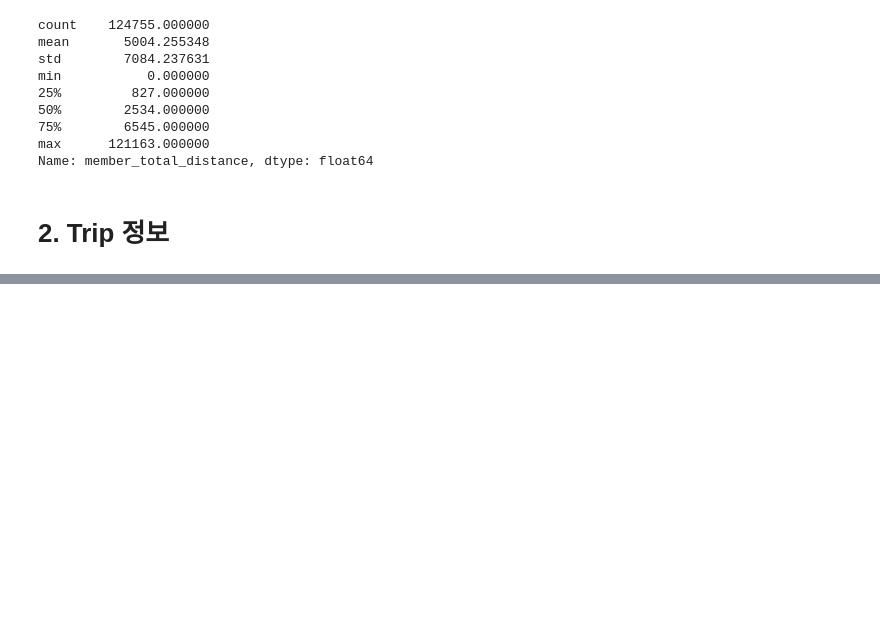
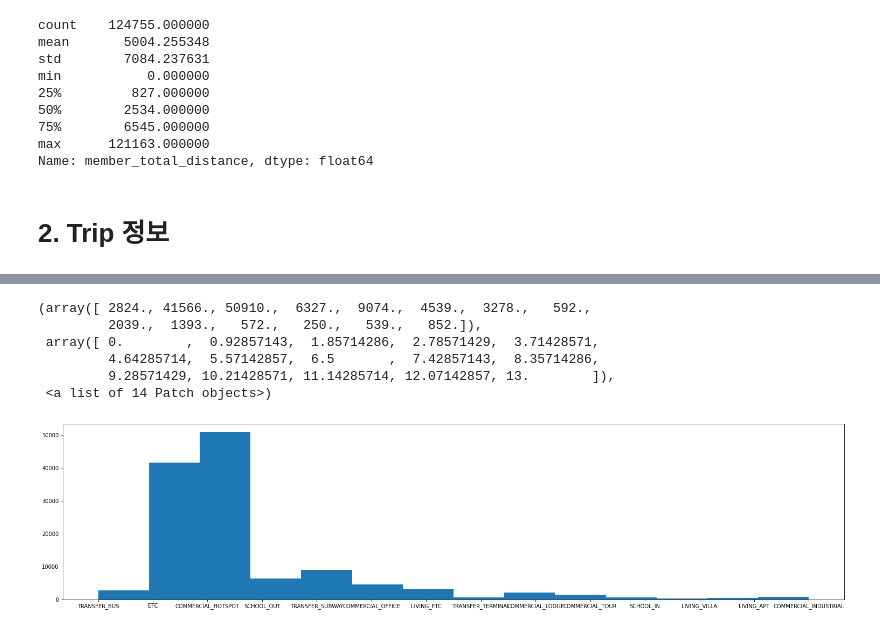
Before and after one commit to easttuna/Sodascar_User-clustering-and-classification-model-based-on-usage-history, a Jupyter notebook: EDA.ipynb, the cells around one changed output, grey strips where cells are left out. Cells and saved outputs as stored; diff of their text form; code cells hidden in the pictures; blank space fills up the shorter version.

```diff
--- a/EDA.ipynb
+++ b/EDA.ipynb
@@ -163,3 +187,14 @@ df.tail()
+# %%
+plt.figure(figsize=(26, 6))
+plt.hist(data['zone_type3'], bins=14)
+# %% [output]
+(array([ 2824., 41566., 50910.,  6327.,  9074.,  4539.,  3278.,   592.,
+         2039.,  1393.,   572.,   250.,   539.,   852.]),
+ array([ 0.        ,  0.92857143,  1.85714286,  2.78571429,  3.71428571,
+         4.64285714,  5.57142857,  6.5       ,  7.42857143,  8.35714286,
+         9.28571429, 10.21428571, 11.14285714, 12.07142857, 13.        ]),
+ <a list of 14 Patch objects>)
+[figure, added]
 # %%
 data.shape
 # %% [output]
```
Also changed, not shown: parts of 3 cells of this notebook.
